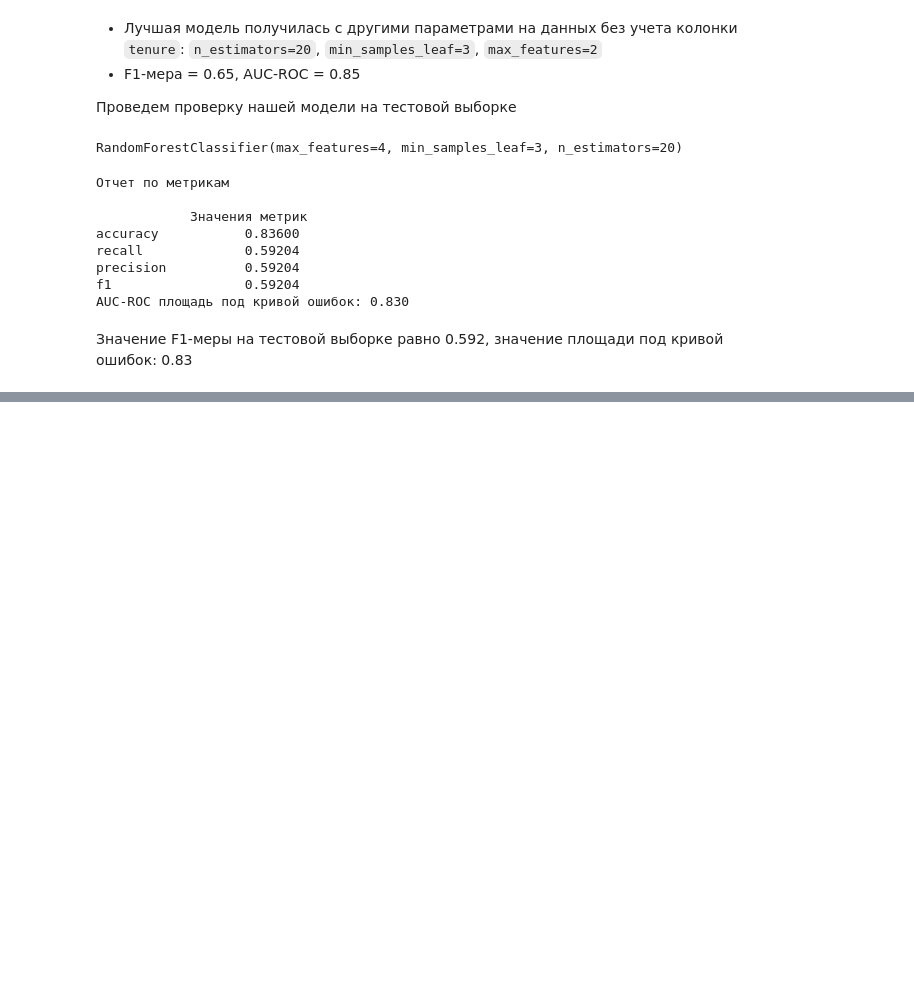
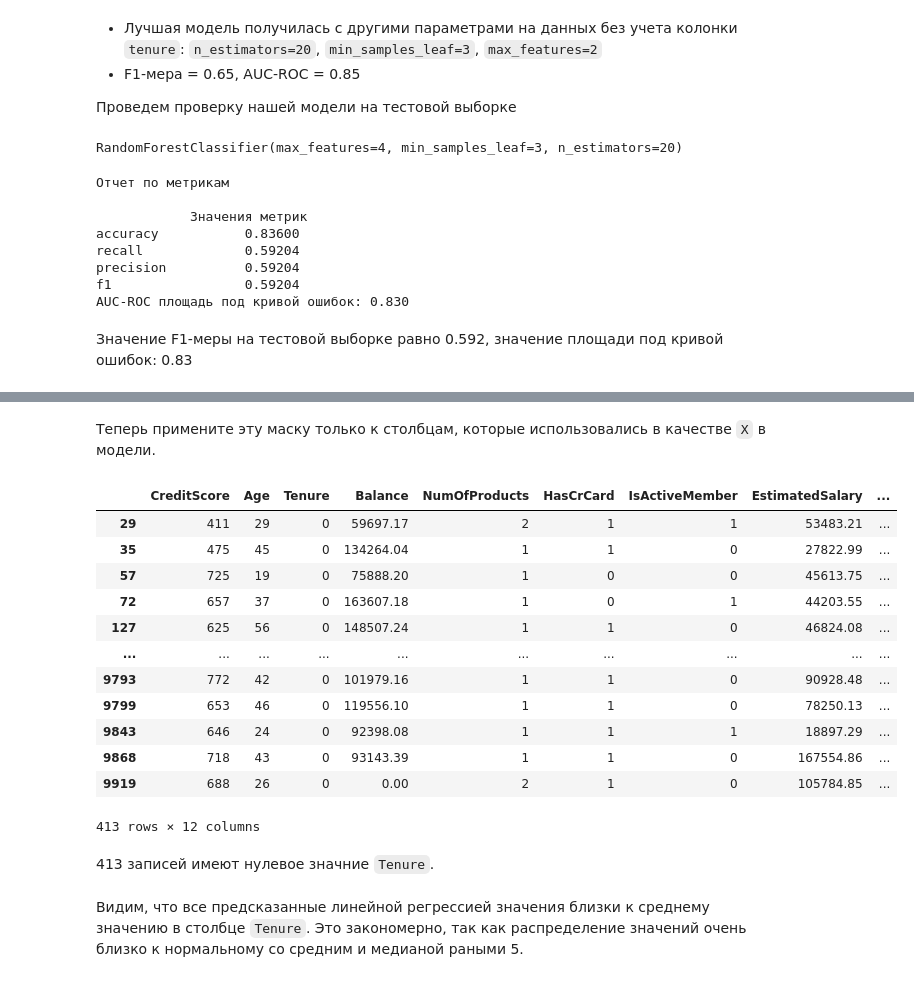
Before and after one commit to novayazarya/data_analytics, a Jupyter notebook: customer-churn-prediction.ipynb, the cells around one changed output, grey strips where cells are left out. Drawn from its saved outputs; the diff is of its cells as text; code cells hidden in the pictures; blank space fills up the shorter version.

```diff
--- a/customer-churn-prediction.ipynb
+++ b/customer-churn-prediction.ipynb
@@ -1108,0 +1176,3 @@ AUC-ROC площадь под кривой ошибок: 0.830
+# %%
+mask = df_inputed['Tenure'] == 0
+mask
@@ -1108,0 +1192,20 @@ AUC-ROC площадь под кривой ошибок: 0.830
+# %% [markdown]
+Теперь примените эту маску только к столбцам, которые использовались в качестве `X` в модели.
+# %%
+df_inputed.loc[mask]
+# %% [output]
+|  | CreditScore | Age | Tenure | Balance | NumOfProducts | HasCrCard | IsActiveMember | EstimatedSalary | ... |
+| 29 | 411 | 29 | 0 | 59697.17 | 2 | 1 | 1 | 53483.21 | ... |
+| 35 | 475 | 45 | 0 | 134264.04 | 1 | 1 | 0 | 27822.99 | ... |
+| 57 | 725 | 19 | 0 | 75888.20 | 1 | 0 | 0 | 45613.75 | ... |
+| 72 | 657 | 37 | 0 | 163607.18 | 1 | 0 | 1 | 44203.55 | ... |
+| 127 | 625 | 56 | 0 | 148507.24 | 1 | 1 | 0 | 46824.08 | ... |
+| ... | ... | ... | ... | ... | ... | ... | ... | ... | ... |
+| 9793 | 772 | 42 | 0 | 101979.16 | 1 | 1 | 0 | 90928.48 | ... |
+| 9799 | 653 | 46 | 0 | 119556.10 | 1 | 1 | 0 | 78250.13 | ... |
+| 9843 | 646 | 24 | 0 | 92398.08 | 1 | 1 | 1 | 18897.29 | ... |
+| 9868 | 718 | 43 | 0 | 93143.39 | 1 | 1 | 0 | 167554.86 | ... |
+| 9919 | 688 | 26 | 0 | 0.00 | 2 | 1 | 0 | 105784.85 | ... |
+413 rows × 12 columns
+# %% [markdown]
+413 записей имеют нулевое значние `Tenure`.
@@ -1108,0 +1216,2 @@ AUC-ROC площадь под кривой ошибок: 0.830
+# %% [markdown]
+Видим, что все предсказанные линейной регрессией значения близки к среднему значению в столбце `Tenure`. Это закономерно, так как распределение значений очень близко к нормальному со средним и медианой раными 5.
```
Also changed, not shown: parts of 38 cells of this notebook.
